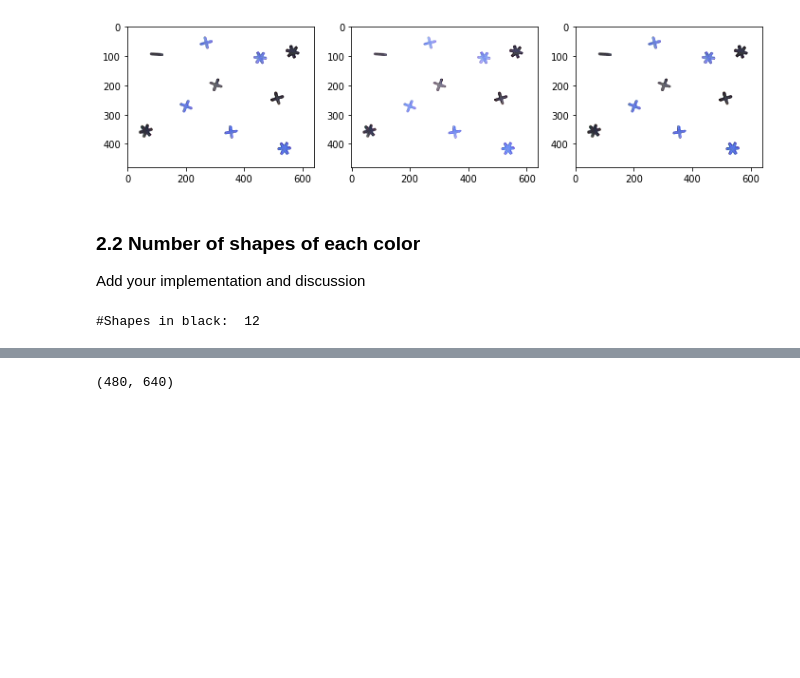
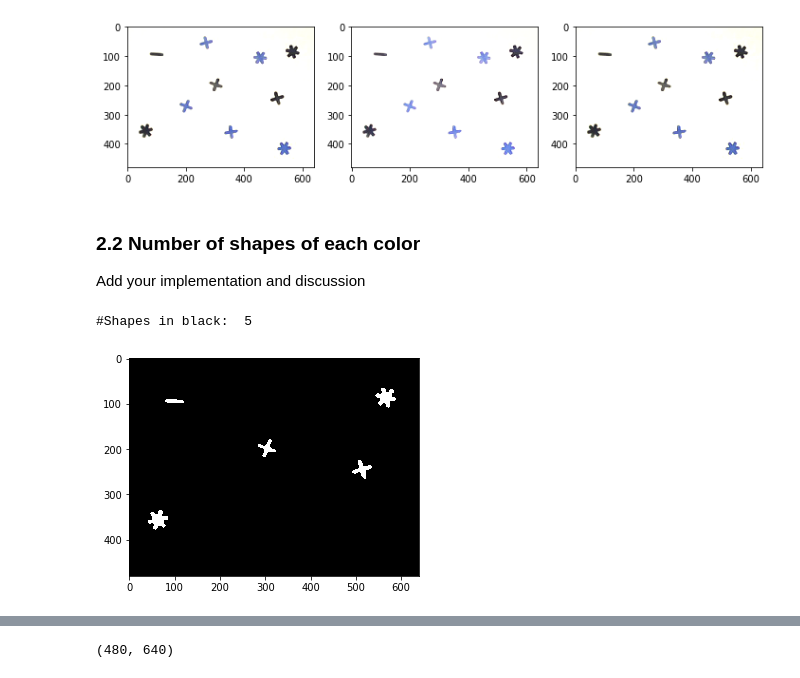
Before and after one commit to Jiang15/Image_analysis_and_pattern-recognition, a Jupyter notebook: Lab 1/lab1.ipynb, the cells around one changed output, grey strips where cells are left out. Saved outputs shown, nothing was run; the diff lists cells and outputs as text; code cells hidden in the pictures; blank space fills up the shorter version.

```diff
--- a/Lab 1/lab1.ipynb
+++ b/Lab 1/lab1.ipynb
@@ -822,31 +860,34 @@ Add your implementation and discussion
 # %%
 from scipy import ndimage
 import skimage.viewer
 import skimage.measure
 
 def cont_objects(mask, text):
     labels = skimage.measure.label(mask)
     print(text, labels.max())
 
 im_normalized = norm_intensity(images[0],mask)[:, :, 2]
+im_normalized = ndimage.median_filter(im_normalized,size = 5)
 mask_black_shape = threshold(0.4,1.0,im_normalized)
 mask_blue_shape = threshold(0.4, 0.8,im_normalized)
 
 # swap black and white for morphological operator
 mask_black_shape = 1 - mask_black_shape
 
 kernel = np.ones((3,2), np.uint8)
 mask_black_shape = ndimage.binary_closing(mask_black_shape, kernel, iterations=1)
 
 kernel = np.ones((2,2), np.uint8)
 mask_black_shape = ndimage.binary_erosion(mask_black_shape, kernel, iterations=1)
+plt.imshow(mask_black_shape,cmap= 'gray')
 
 # swap back
-mask_black_shape = 1 - mask_black_shape
+# mask_black_shape = 1 - mask_black_shape
 
-cont_objects(mask_blue_shape, "#Shapes in black: ")
+cont_objects(mask_black_shape, "#Shapes in black: ")
 # %% [output]
-#Shapes in black:  12
+#Shapes in black:  5
+[figure, added]
 # %%
 
 kernel = np.ones((3,3), np.uint8)
```
Also changed, not shown: parts of 7 cells of this notebook.
